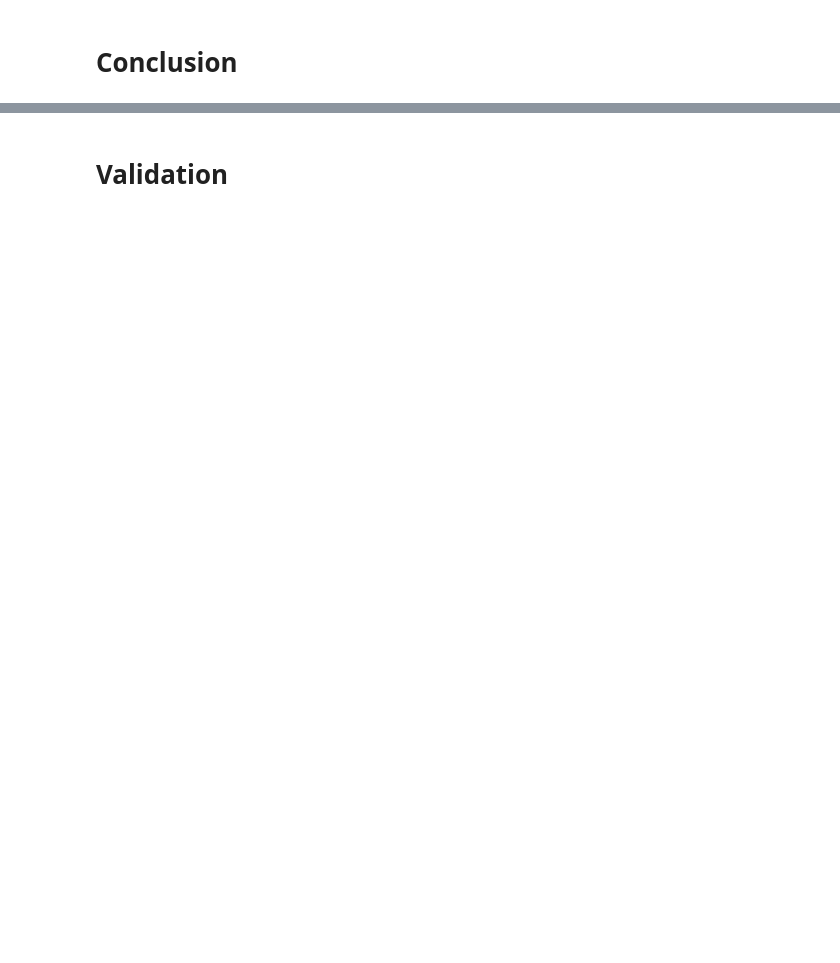
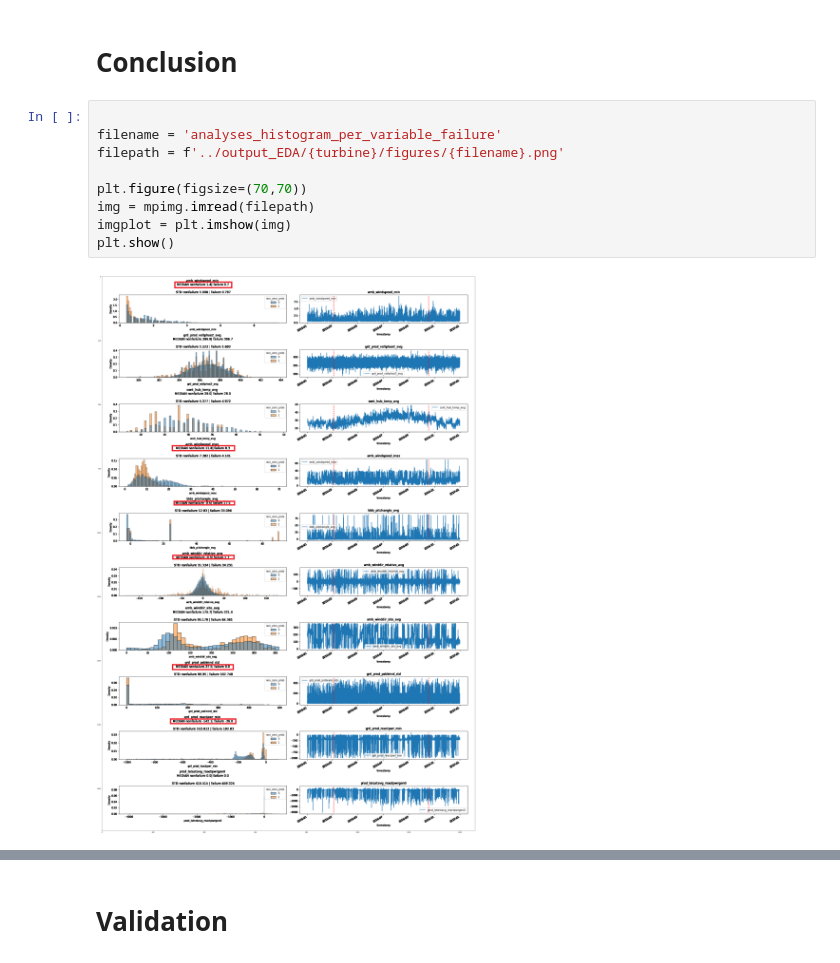
Before and after one commit to Rodrigohamacher/SCADA_wind_turbines, a Jupyter notebook: codes/EDA_SCADA_T11.ipynb, the cells around one changed output, grey strips where cells are left out. Drawn from its saved outputs; the diff is of its cells as text; blank space fills up the shorter version.

Commit message:
finished training_set analyses

```diff
--- a/codes/EDA_SCADA_T11.ipynb
+++ b/codes/EDA_SCADA_T11.ipynb
@@ -555,2 +627,13 @@ plt.close()
 # %% [markdown]
 # Conclusion
+# %%
+
+filename = 'analyses_histogram_per_variable_failure'
+filepath = f'../output_EDA/{turbine}/figures/{filename}.png'
+
+plt.figure(figsize=(70,70))
+img = mpimg.imread(filepath)
+imgplot = plt.imshow(img)
+plt.show()
+# %% [output]
+[figure, added]
```
Also changed, not shown: parts of 18 cells of this notebook.
